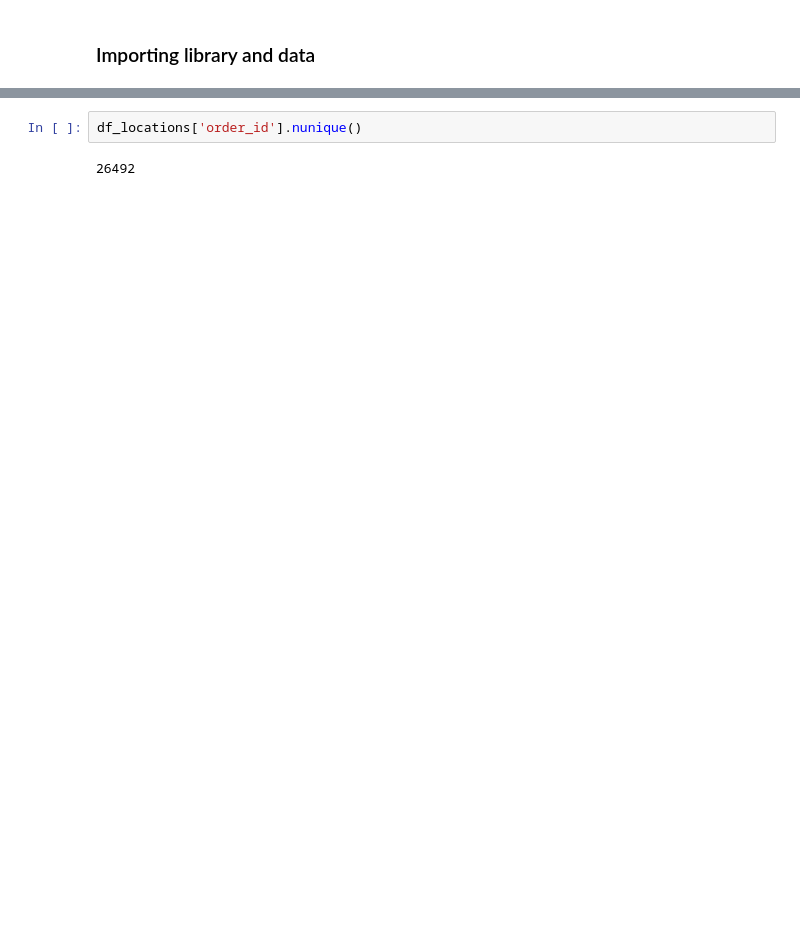
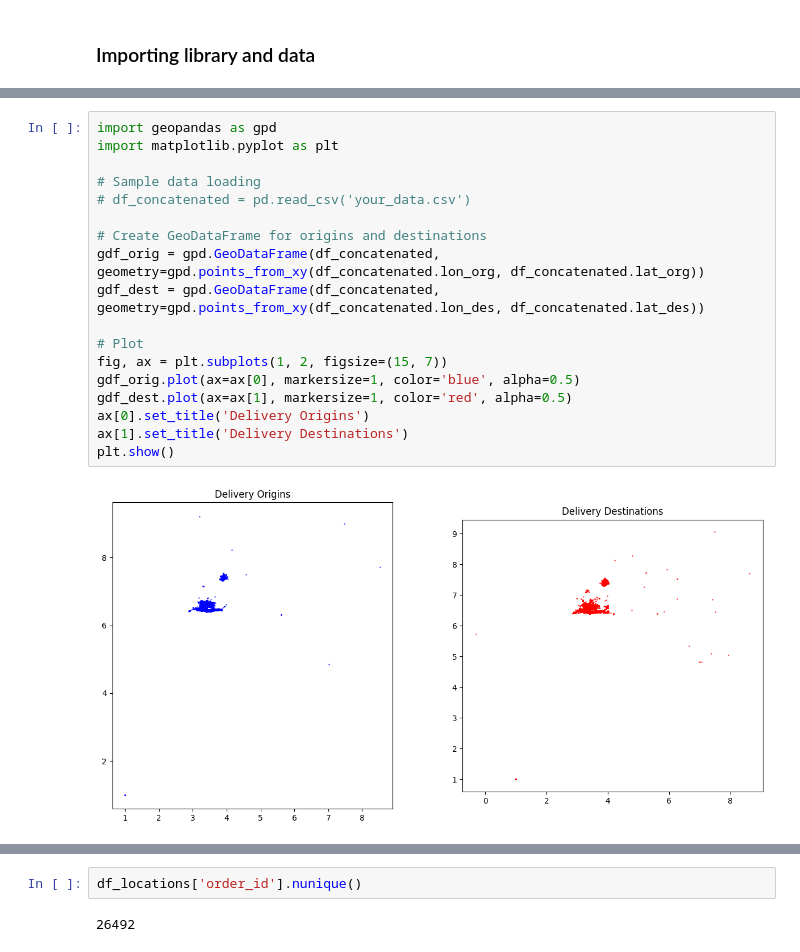
Before and after one commit to JabezETH/Logistic-optimization-Delivery-drivers-location-optimisation-with-Causal-Inference-, a Jupyter notebook: notebooks/data_overview.ipynb, the cells around one changed output, grey strips where cells are left out. Cells and saved outputs as stored; diff of their text form; blank space fills up the shorter version.

```diff
--- a/notebooks/data_overview.ipynb
+++ b/notebooks/data_overview.ipynb
@@ -17,0 +85,20 @@ lat_mean = df_trip['lat_org'].mean()
+# %%
+import geopandas as gpd
+import matplotlib.pyplot as plt
+
+# Sample data loading
+# df_concatenated = pd.read_csv('your_data.csv')
+
+# Create GeoDataFrame for origins and destinations
+gdf_orig = gpd.GeoDataFrame(df_concatenated, geometry=gpd.points_from_xy(df_concatenated.lon_org, df_concatenated.lat_org))
+gdf_dest = gpd.GeoDataFrame(df_concatenated, geometry=gpd.points_from_xy(df_concatenated.lon_des, df_concatenated.lat_des))
+
+# Plot
+fig, ax = plt.subplots(1, 2, figsize=(15, 7))
+gdf_orig.plot(ax=ax[0], markersize=1, color='blue', alpha=0.5)
+gdf_dest.plot(ax=ax[1], markersize=1, color='red', alpha=0.5)
+ax[0].set_title('Delivery Origins')
+ax[1].set_title('Delivery Destinations')
+plt.show()
+# %% [output]
+[figure, added]
```
Also changed, not shown: parts of 41 cells of this notebook, 10 other files.
